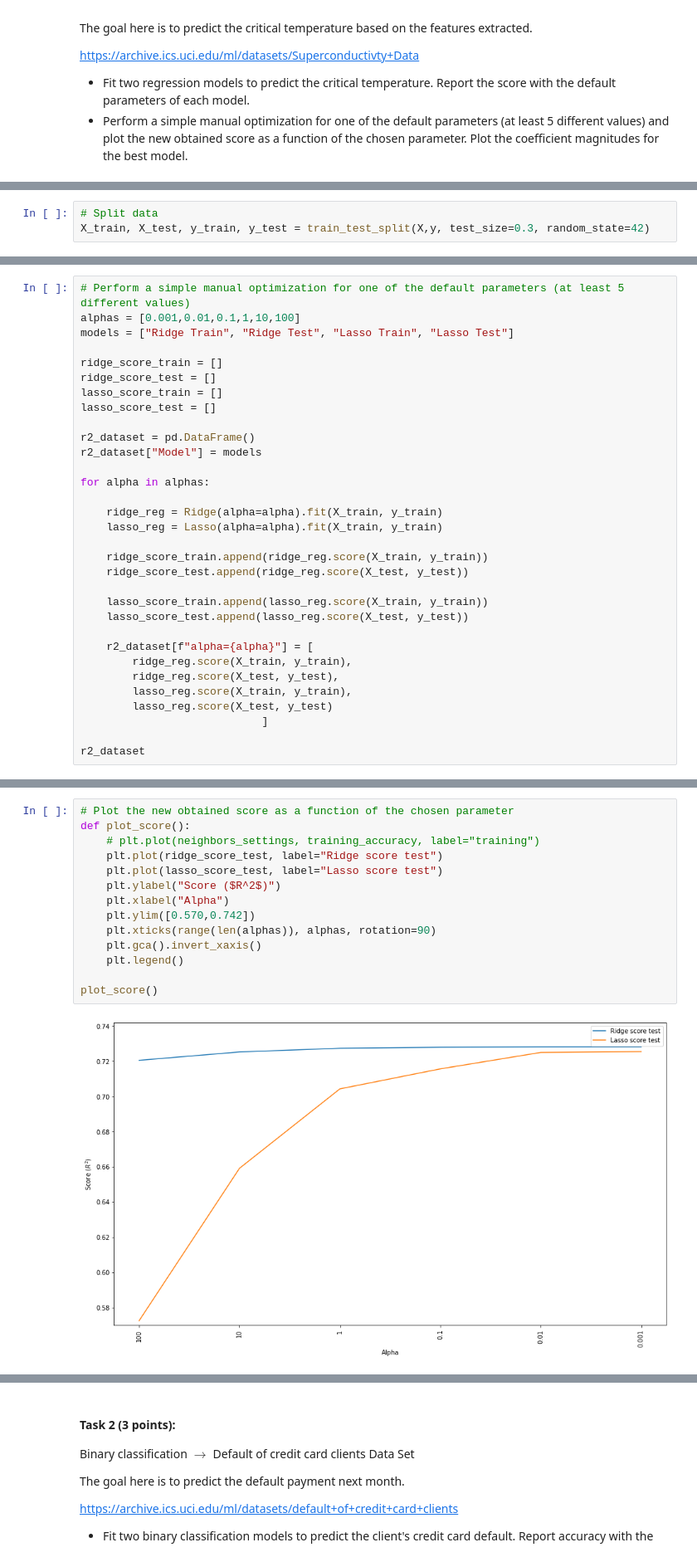
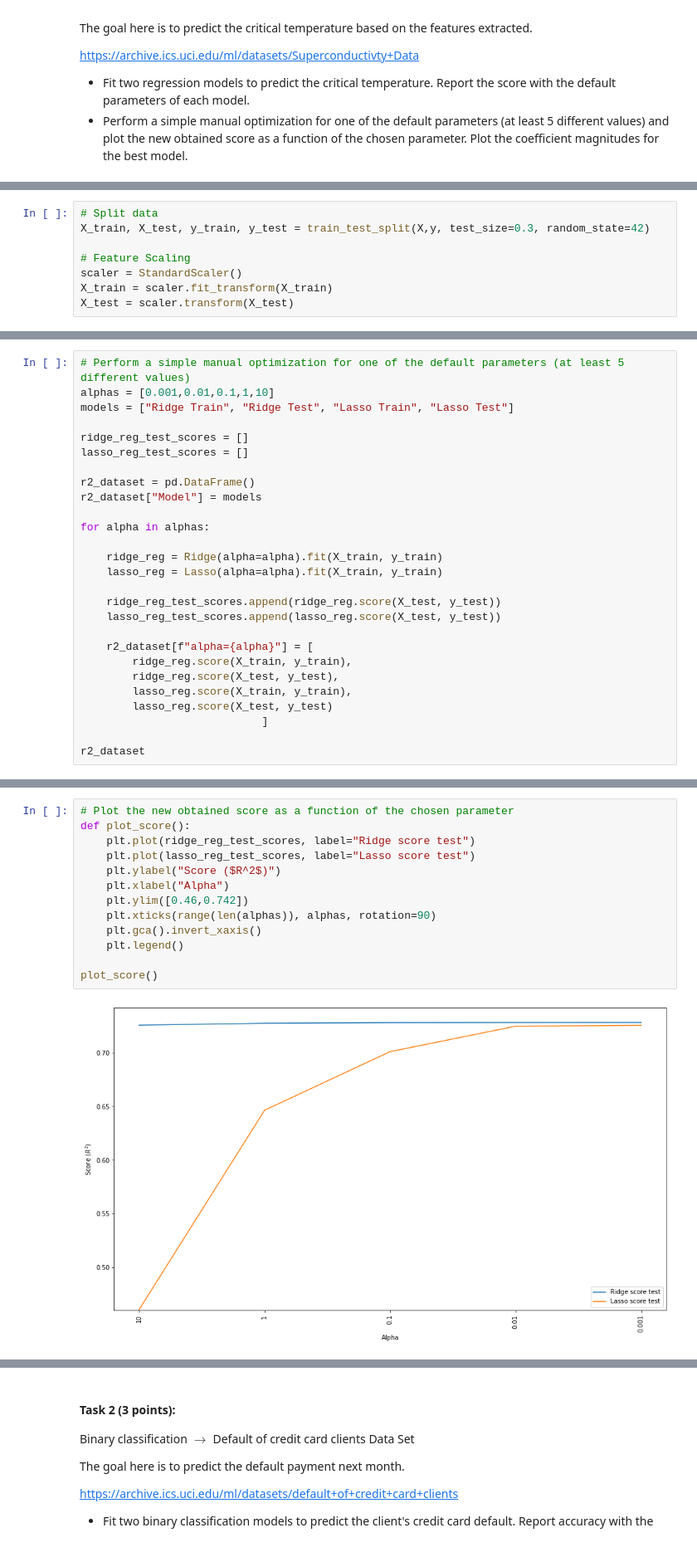
Before and after one commit to martinel-UAS/projects, a Jupyter notebook: Assignment_1/Assignment_1.ipynb, the cells around one changed output, grey strips where cells are left out. Shown at 83% size. Drawn from its saved outputs; the diff is of its cells as text.

```diff
--- a/Assignment_1/Assignment_1.ipynb
+++ b/Assignment_1/Assignment_1.ipynb
@@ -41,6 +48,11 @@ print(df.shape)
 # %%
 # Split data
 X_train, X_test, y_train, y_test = train_test_split(X,y, test_size=0.3, random_state=42)
+
+# Feature Scaling
+scaler = StandardScaler()
+X_train = scaler.fit_transform(X_train)
+X_test = scaler.transform(X_test)
 # %%
 # Fit two regression models to predict the critical temperature. Report the score with the default parameters of each model
 ridge_reg = Ridge().fit(X_train, y_train)
@@ -68,12 +80,10 @@ Number of features used: 47
 # %%
 # Perform a simple manual optimization for one of the default parameters (at least 5 different values)
-alphas = [0.001,0.01,0.1,1,10,100]
+alphas = [0.001,0.01,0.1,1,10]
 models = ["Ridge Train", "Ridge Test", "Lasso Train", "Lasso Test"]
 
-ridge_score_train = []
-ridge_score_test = []
-lasso_score_train = []
-lasso_score_test = []
+ridge_reg_test_scores = []
+lasso_reg_test_scores = []
 
 r2_dataset = pd.DataFrame()
 r2_dataset["Model"] = models
@@ -83,11 +93,8 @@ for alpha in alphas:
     ridge_reg = Ridge(alpha=alpha).fit(X_train, y_train)
     lasso_reg = Lasso(alpha=alpha).fit(X_train, y_train)
 
-    ridge_score_train.append(ridge_reg.score(X_train, y_train))
-    ridge_score_test.append(ridge_reg.score(X_test, y_test))
-
-    lasso_score_train.append(lasso_reg.score(X_train, y_train))
-    lasso_score_test.append(lasso_reg.score(X_test, y_test))
+    ridge_reg_test_scores.append(ridge_reg.score(X_test, y_test))
+    lasso_reg_test_scores.append(lasso_reg.score(X_test, y_test))
 
     r2_dataset[f"alpha={alpha}"] = [
         ridge_reg.score(X_train, y_train),
@@ -106,19 +113,18 @@ r2_dataset
 # %%
 # Plot the new obtained score as a function of the chosen parameter
 def plot_score():
-    # plt.plot(neighbors_settings, training_accuracy, label="training")
-    plt.plot(ridge_score_test, label="Ridge score test")
-    plt.plot(lasso_score_test, label="Lasso score test")
+    plt.plot(ridge_reg_test_scores, label="Ridge score test")
+    plt.plot(lasso_reg_test_scores, label="Lasso score test")
     plt.ylabel("Score ($R^2$)")
     plt.xlabel("Alpha")
-    plt.ylim([0.570,0.742])
+    plt.ylim([0.46,0.742])
     plt.xticks(range(len(alphas)), alphas, rotation=90)
     plt.gca().invert_xaxis()
     plt.legend()
 
 plot_score()
 # %% [output]
-[figure, old version]
+[figure, new version]
 # %%
 # Plot the coefficient magnitudes for the best model (Ridge - alpha 0.01)
 ridge_reg = Ridge(alpha=0.01).fit(X_train, y_train)
```
Also changed, not shown: parts of 15 cells of this notebook.
